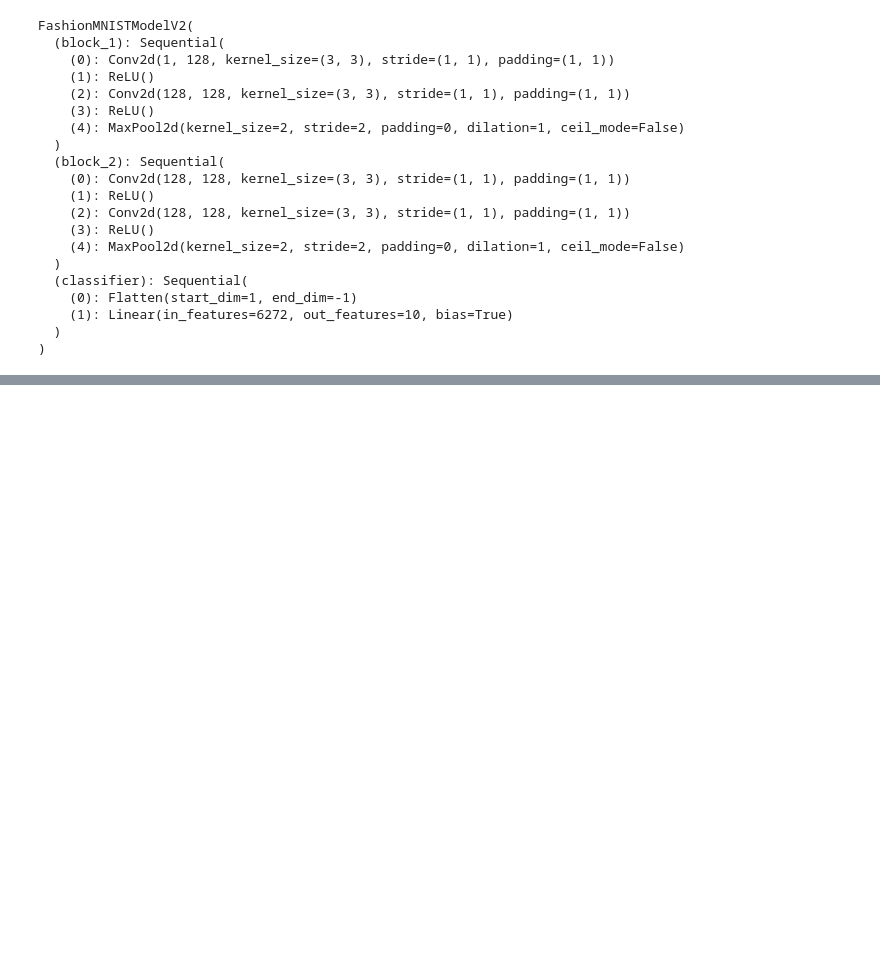
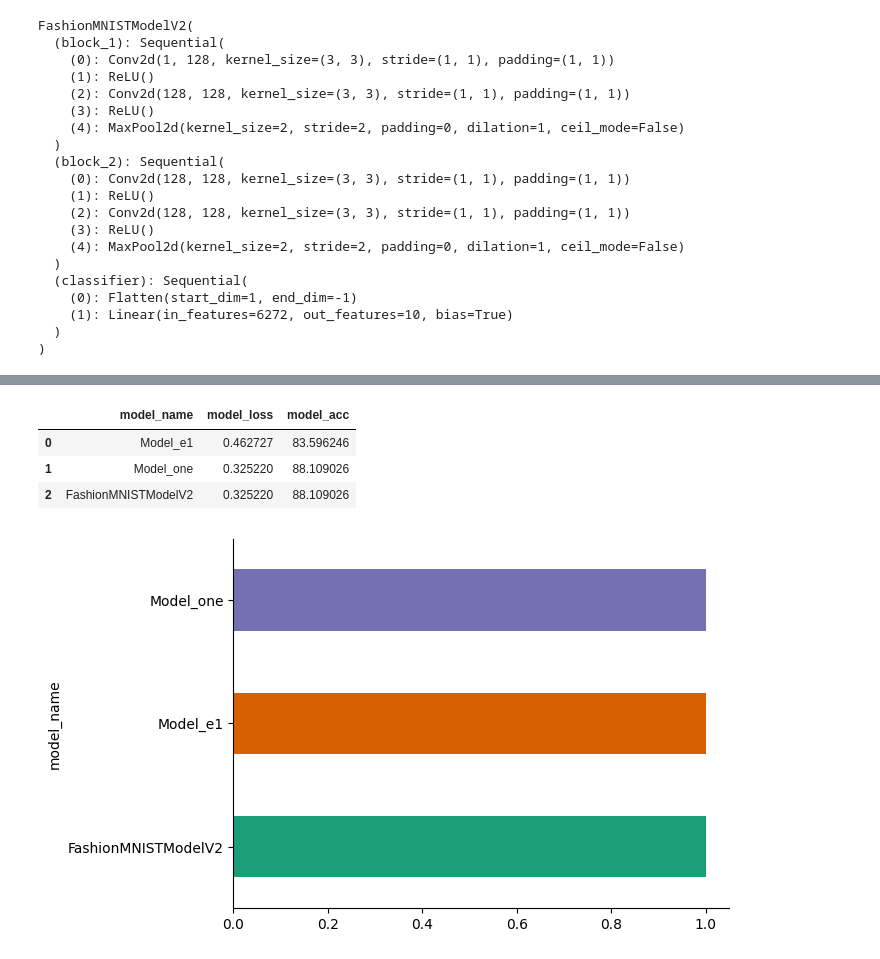
Before and after one commit to mehraj-alom/pytorch, a Jupyter notebook: cvandcnn.ipynb, the cells around one changed output, grey strips where cells are left out. Cells and saved outputs as stored; diff of their text form; code cells hidden in the pictures; blank space fills up the shorter version.

```diff
--- a/cvandcnn.ipynb
+++ b/cvandcnn.ipynb
@@ -597,0 +598,16 @@ model_2_results
+# %%
+import pandas as pd
+compare_results = pd.DataFrame([model_results, model_1_results, model_2_results])
+compare_results
+# %% [output]
+|  | model_name | model_loss | model_acc |
+| 0 | Model_e1 | 0.462727 | 83.596246 |
+| 1 | Model_one | 0.325220 | 88.109026 |
+| 2 | FashionMNISTModelV2 | 0.325220 | 88.109026 |
+# %%
+from matplotlib import pyplot as plt
+import seaborn as sns
+compare_results.groupby('model_name').size().plot(kind='barh', color=sns.palettes.mpl_palette('Dark2'))
+plt.gca().spines[['top', 'right',]].set_visible(False)
+# %% [output]
+[figure, added]
```
Also changed, not shown: parts of 11 cells of this notebook.
